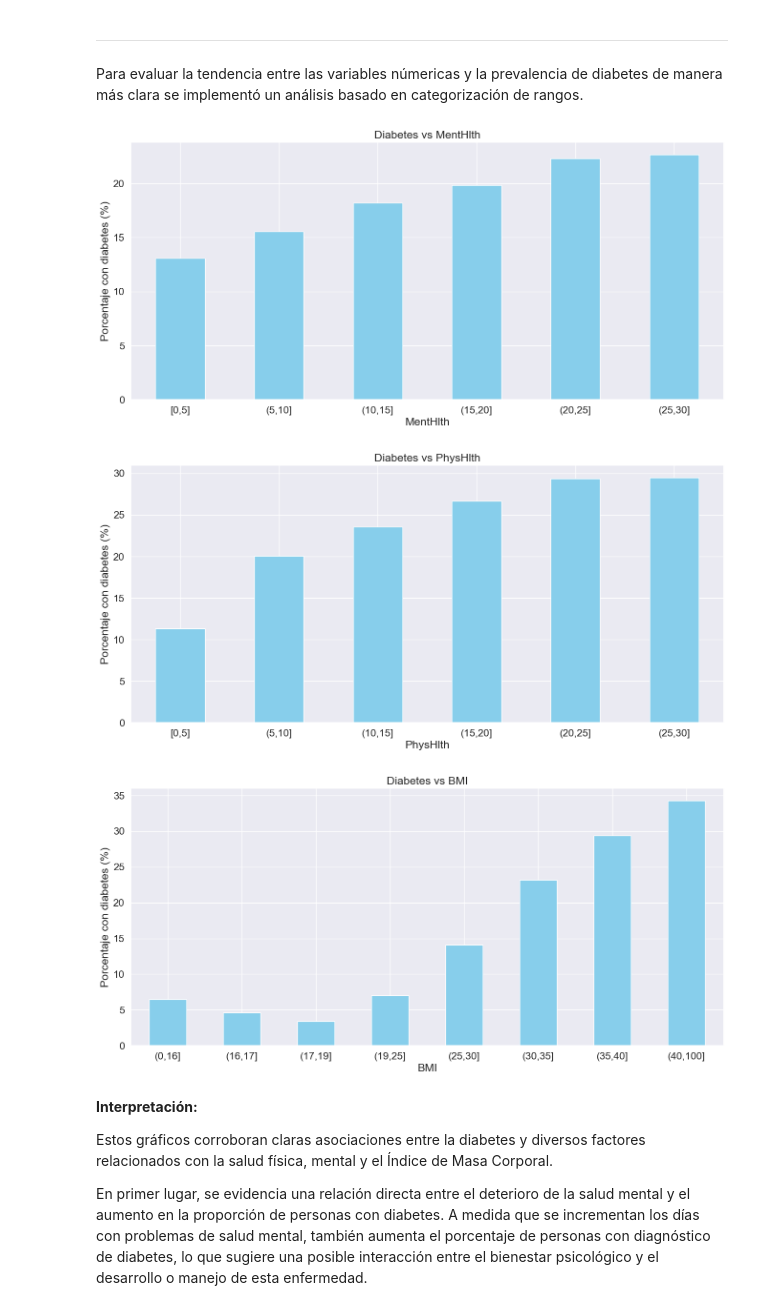
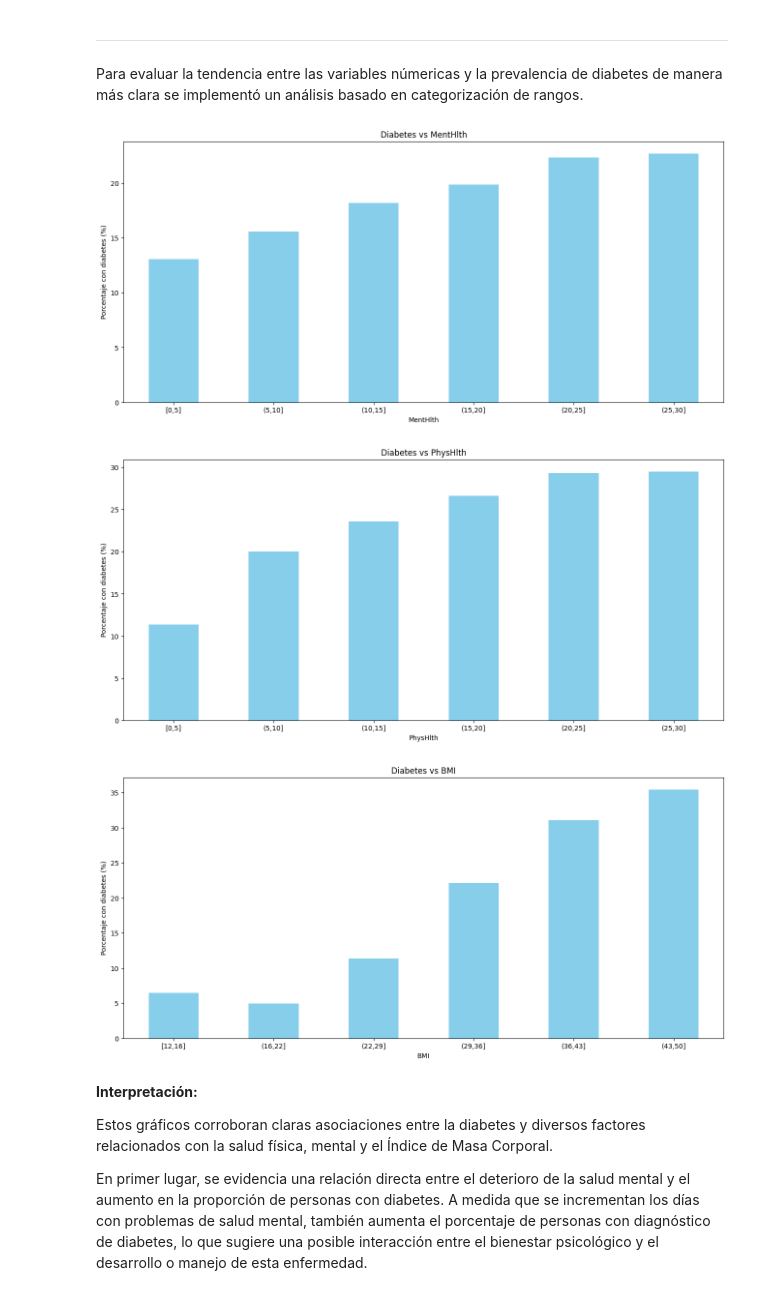
Before and after one commit to DAVIDML2005/Project-Diabetes-Prediabetes-Prediction, a Jupyter notebook: _sources/notebooks.ipynb, the cells around one changed output. Cells and saved outputs as stored; diff of their text form; code cells hidden in the pictures.

```diff
--- a/_sources/notebooks.ipynb
+++ b/_sources/notebooks.ipynb
@@ -417,0 +435,3 @@ En estos casos podemos realizar una transformación logarítmica que puede ayuda
+# %%
+df['BMI'] = winsorize(df['BMI'], limits=[0, 0.01])
+y_reg = df['BMI']
@@ -420,8 +537,6 @@ En estos casos podemos realizar una transformación logarítmica que puede ayuda
 
 Se generan graficos de barras para analizar la relación entre un conjunto de variables binarias y la presencia de diabetes con el fin de identificar qué variables binarias están asociadas a mayores proporciones de diabetes en el conjunto de datos.
 # %%
-sns.set(font_scale=1.4)
-
 plt.figure(figsize=(16, 7 * 5))
 
 for i, col in enumerate(binarias, 1):
@@ -448,8 +563,6 @@ Los resultados visualizados muestran que la proporción de personas con diabetes
 
 Se generan graficos de barras para analizar la relación entre variables categóricas y la presencia de diabetes en la población estudiada. Con el fin de identificar qué categorías dentro de cada variable presentan mayores proporciones de diabetes, lo que podría indicar posibles factores de riesgo asociados.
 # %%
-sns.set(font_scale=1.4)
-
 for col in categoricas:
 
     plt.figure(figsize=(16, 7))
@@ -478,8 +591,6 @@ Los resultados muestran una relación clara entre la proporción de personas con
 
 Se visualiza la asociación entre variables numéricas y la diabetes. Los gráficos combinan barras (proporción de diabetes por categoría) y una línea de tendencia (roja), permitiendo identificar patrones o relaciones monotónicas entre las variables y la variable objetivo.
 # %%
-sns.set(font_scale=1.4)
-
 for col in numericas:
 
     if (col != "BMI"):
@@ -533,45 +644,44 @@ El gráfico de la relación entre el `BMI` y la presencia de diabetes muestra un
 
 Para evaluar la tendencia entre las variables númericas y la prevalencia de diabetes de manera más clara se implementó un análisis basado en categorización de rangos.
 # %%
-# Diccionario con bins y labels para cada variable
 config_categorias = {
     "BMI": {
-        "bins": [0, 17, 18, 19, 26, 31, 36, 41, 100],
-        "labels": ['(0,16]', '(16,17]', '(17,19]', '(19,25]', '(25,30]', '(30,35]', '(35,40]', '(40,100]']
+        "bins": [11, 17, 23, 30, 37, 44, 51],
+        "labels": ['[12,16]', '(16,22]', '(22,29]', '(29,36]', '(36,43]', '(43,50]']
     },
     "MentHlth": {
         "bins": [-1, 6, 11, 16, 21, 26, 31],
         "labels": ['[0,5]', '(5,10]', '(10,15]', '(15,20]', '(20,25]', '(25,30]']
     },
     "PhysHlth": {
         "bins": [-1, 6, 11, 16, 21, 26, 31],
         "labels": ['[0,5]', '(5,10]', '(10,15]', '(15,20]', '(20,25]', '(25,30]']
     }
 }
 
 for col in numericas:
-    # Obtener bins y labels para la columna actual
+
     bins = config_categorias[col]["bins"]
     labels = config_categorias[col]["labels"]
 
-    # Calcular los grupos directamente con pd.cut() sin almacenar en el DataFrame
+
     grupos = pd.cut(df[col], bins=bins, labels=labels)
 
-    # Calcular el porcentaje de diabetes
+
     diabetes_percent = df.groupby(grupos)['Diabetes_binary'].mean() * 100
 
-    # Crear el gráfico
+
     plt.figure(figsize=(16, 7))
     diabetes_percent.plot(kind='bar', color='skyblue')
 
     plt.title(f'Diabetes vs {col}')
     plt.ylabel('Porcentaje con diabetes (%)')
     plt.xticks(rotation=0)
     plt.show()
 # %% [output]
-[figure, old version]
+[figure, new version]
-[figure, old version]
+[figure, new version]
-[figure, old version]
+[figure, new version]
 # %% [markdown]
 **Interpretación:**
 
```
Also changed, not shown: parts of 107 cells of this notebook, 55 other files.
